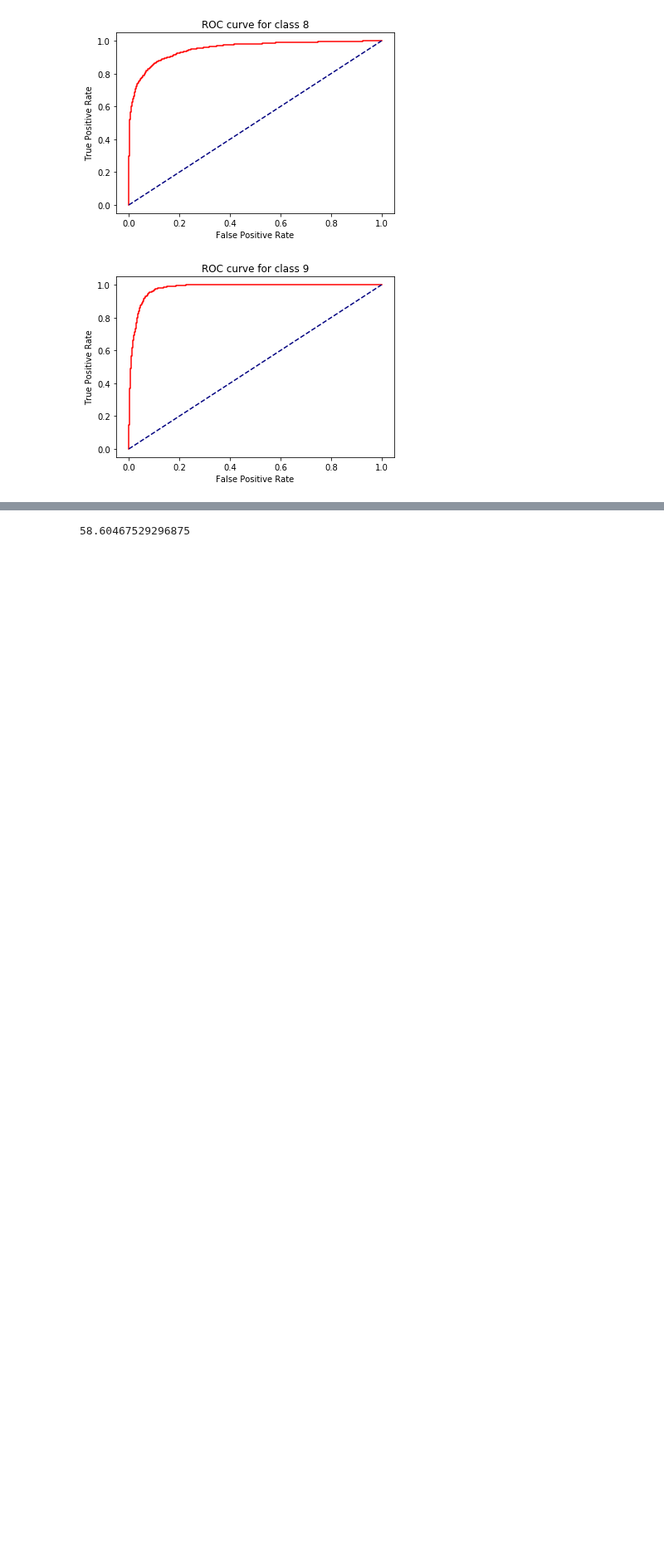
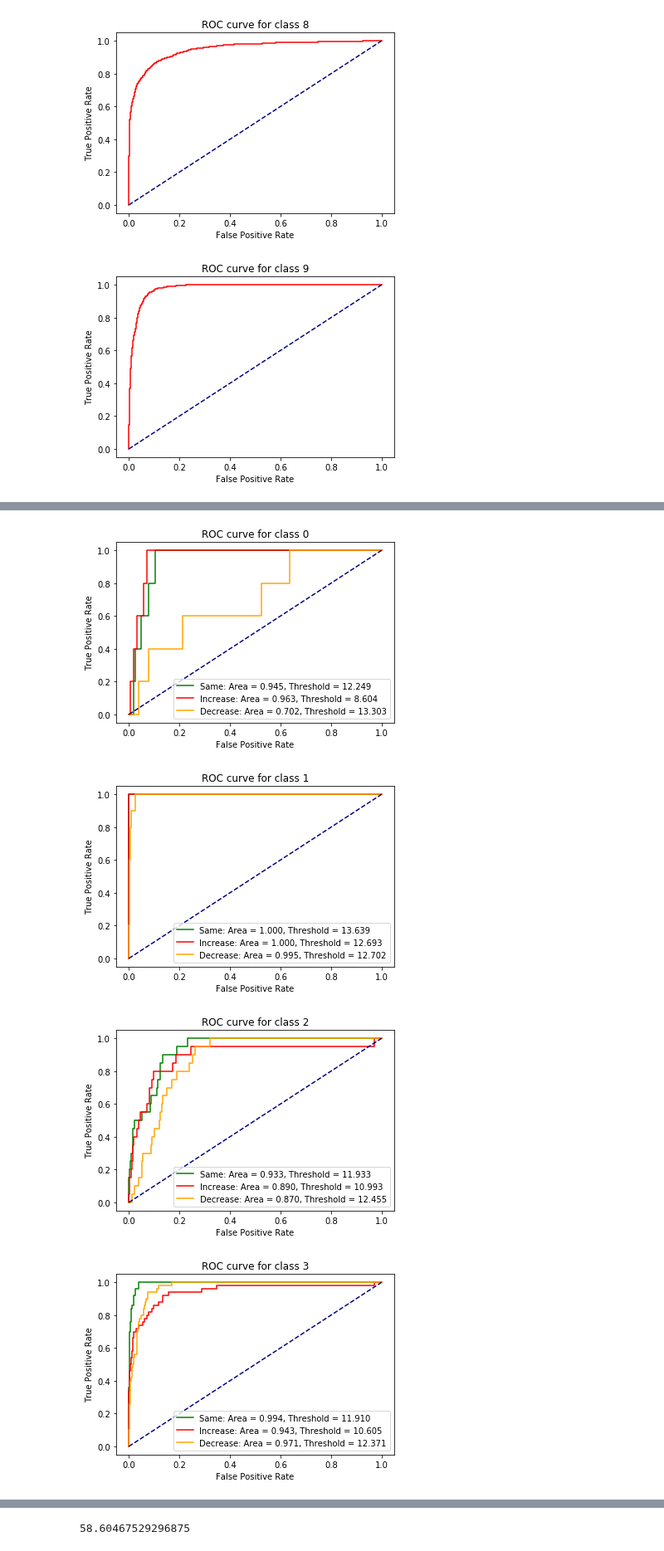
Before and after one commit to lorenzosintini/4YP, a Jupyter notebook: Models_v2/Conv_VAE_v2.ipynb, the cells around one changed output, grey strips where cells are left out. Shown at 83% size. Drawn from its saved outputs; the diff is of its cells as text; code cells hidden in the pictures; blank space fills up the shorter version.

```diff
--- a/Models_v2/Conv_VAE_v2.ipynb
+++ b/Models_v2/Conv_VAE_v2.ipynb
@@ -672,0 +610,75 @@ for i in range(10):
+# %%
+_, _, x_test_classes, y_test_classes, _, _ = setup_dataset(x_train, y_train, x_test, y_test, chosen_classes=[0,1,2,3,4,5,6,7,8,9])
+chosen_numbers = [5, 10, 20, 50, 100, 200, 400, 600, 800, 1000]
+x_test_classes, y_test_classes = change_ratio(x_test, y_test, chosen_classes, chosen_numbers)
+
+prob_same = np.zeros([np.sum(chosen_numbers),10])
+for i in range(10):
+  if i==0:
+    prob_same[0:chosen_numbers[i]]=(predicted_prob_same[1000*i:1000*i+chosen_numbers[i]])
+  if i!=0:
+    prob_same[np.sum(chosen_numbers[:i]).astype('int'):np.sum(chosen_numbers[:i]).astype('int')+chosen_numbers[i]]=(predicted_prob_same[1000*i:1000*i+chosen_numbers[i]])
+
+prob_increase = np.zeros([np.sum(chosen_numbers),10])
+for i in range(10):
+  if i==0:
+    prob_increase[0:chosen_numbers[i]]=(predicted_prob_increase[1000*i:1000*i+chosen_numbers[i]])
+  if i!=0:
+    prob_increase[np.sum(chosen_numbers[:i]).astype('int'):np.sum(chosen_numbers[:i]).astype('int')+chosen_numbers[i]]=(predicted_prob_increase[1000*i:1000*i+chosen_numbers[i]])
+
+prob_decrease = np.zeros([np.sum(chosen_numbers),10])
+for i in range(10):
+  if i==0:
+    prob_decrease[0:chosen_numbers[i]]=(predicted_prob_decrease[1000*i:1000*i+chosen_numbers[i]])
+  if i!=0:
+    prob_decrease[np.sum(chosen_numbers[:i]).astype('int'):np.sum(chosen_numbers[:i]).astype('int')+chosen_numbers[i]]=(predicted_prob_decrease[1000*i:1000*i+chosen_numbers[i]])
+
+
+y_true = np.zeros([10,len(y_test_classes)])
+for i in range(len(y_test_classes)):
+    y_true[y_test_classes[i].astype('int'),i]=1
+
+y_score_same = np.zeros([10,len(y_test_classes)])
+for i in range(len(y_test_classes)):
+    y_score_same[:,i] = prob_same[i]
+
+y_score_increase = np.zeros([10,len(y_test_classes)])
+for i in range(len(y_test_classes)):
+    y_score_increase[:,i] = prob_increase[i]
+
+y_score_decrease = np.zeros([10,len(y_test_classes)])
+for i in range(len(y_test_classes)):
+    y_score_decrease[:,i] = prob_decrease[i]
+
+from sklearn.metrics import roc_curve, auc
+plot = plt.figure()
+for i in range(10):
+  fpr_same, tpr_same, threshold_same = roc_curve(y_true[i,:], y_score_same[i,:])
+  auc_same = auc(fpr_same, tpr_same)
+  fpr_increase, tpr_increase, threshold_increase = roc_curve(y_true[i,:], y_score_increase[i,:])
+  auc_increase = auc(fpr_increase, tpr_increase)
+  fpr_decrease, tpr_decrease, threshold_decrease = roc_curve(y_true[i,:], y_score_decrease[i,:])
+  auc_decrease = auc(fpr_decrease, tpr_decrease)
+
+  optimal_idx_same = np.argmin(np.sqrt(np.square(1-tpr_same) + np.square(fpr_same)))
+  optimal_threshold_same = threshold_same[optimal_idx_same]
+  optimal_idx_increase = np.argmin(np.sqrt(np.square(1-tpr_increase) + np.square(fpr_increase)))
+  optimal_threshold_increase = threshold_increase[optimal_idx_increase]
+  optimal_idx_decrease = np.argmin(np.sqrt(np.square(1-tpr_decrease) + np.square(fpr_decrease)))
+  optimal_threshold_decrease = threshold_decrease[optimal_idx_decrease]
+
+  plt.plot(fpr_same, tpr_same, color='green', label='Same: Area = %0.3f, Threshold = %0.3f' % (auc_same, optimal_threshold_same))
+  plt.plot(fpr_increase, tpr_increase, color='red', label='Increase: Area = %0.3f, Threshold = %0.3f' % (auc_increase, optimal_threshold_increase))
+  plt.plot(fpr_decrease, tpr_decrease, color='orange', label='Decrease: Area = %0.3f, Threshold = %0.3f' % (auc_decrease, optimal_threshold_decrease))
+
+  plt.plot([0, 1], [0, 1], color='navy', linestyle='--')
+  plt.xlabel('False Positive Rate')
+  plt.ylabel('True Positive Rate')
+  plt.title('ROC curve for class '+str(i))
+  plt.legend(loc="lower right")
+  plt.show()
+# %% [output]
+[figure, added]
+[figure, added]
+[figure, added]
+[figure, added]
```
Also changed, not shown: parts of 5 cells of this notebook.
